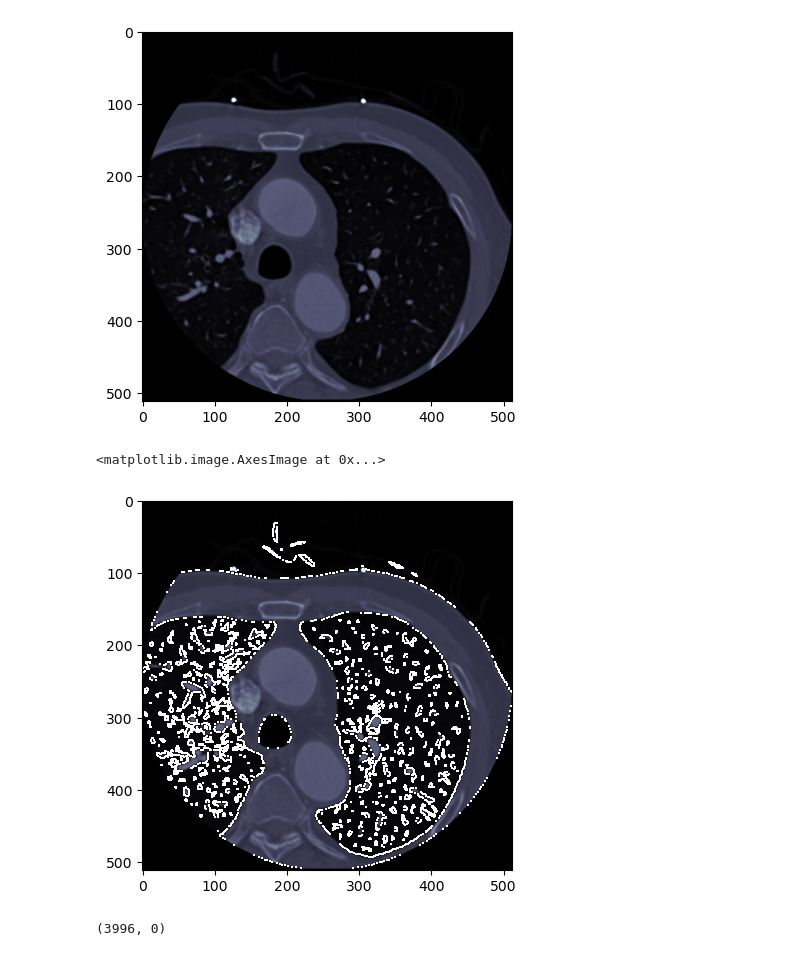
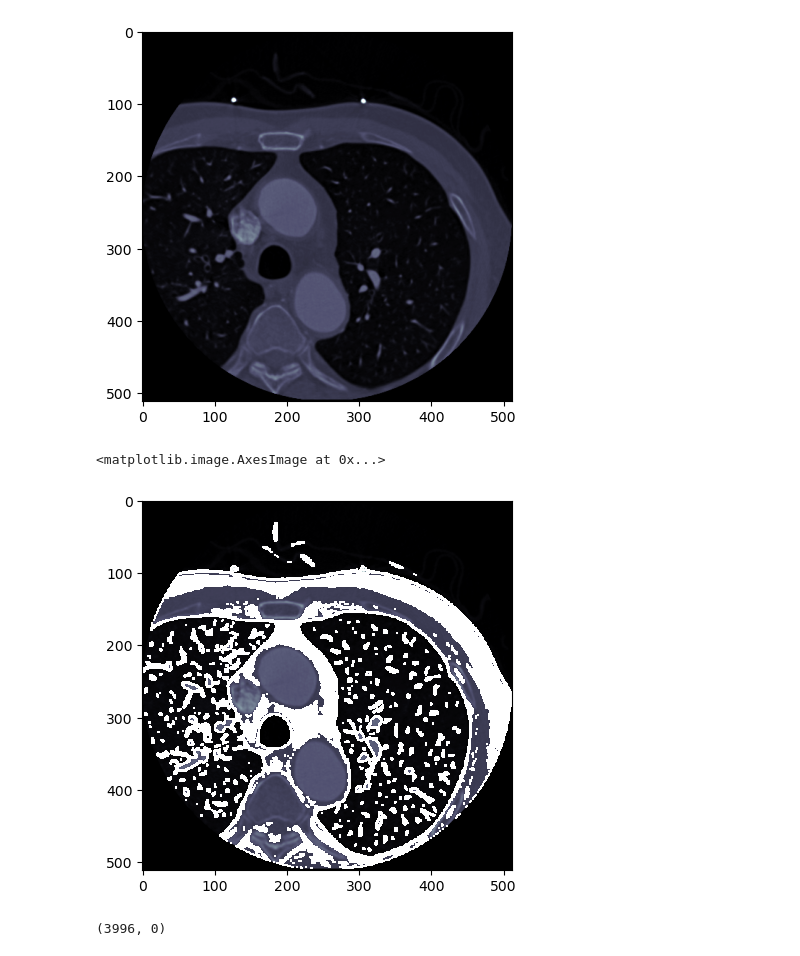
Before and after one commit to Harshjoon/Dicom_python, a Jupyter notebook: pydicom.ipynb, the cells around one changed output. Cells and saved outputs as stored; diff of their text form; code cells hidden in the pictures.

```diff
--- a/pydicom.ipynb
+++ b/pydicom.ipynb
@@ -165,11 +165,11 @@ plt.imshow(a, cmap=plt.cm.bone)
 <matplotlib.image.AxesImage at 0x...>
 [figure]
 # %%
-a_ = ma.masked_inside(a,226,300)
+a_ = ma.masked_inside(a,250,1000)
 plt.imshow(a_, cmap=plt.cm.bone)
 # %% [output]
 <matplotlib.image.AxesImage at 0x...>
-[figure, old version]
+[figure, new version]
 # %%
 a.max(), a.min()
 # %% [output]
```
